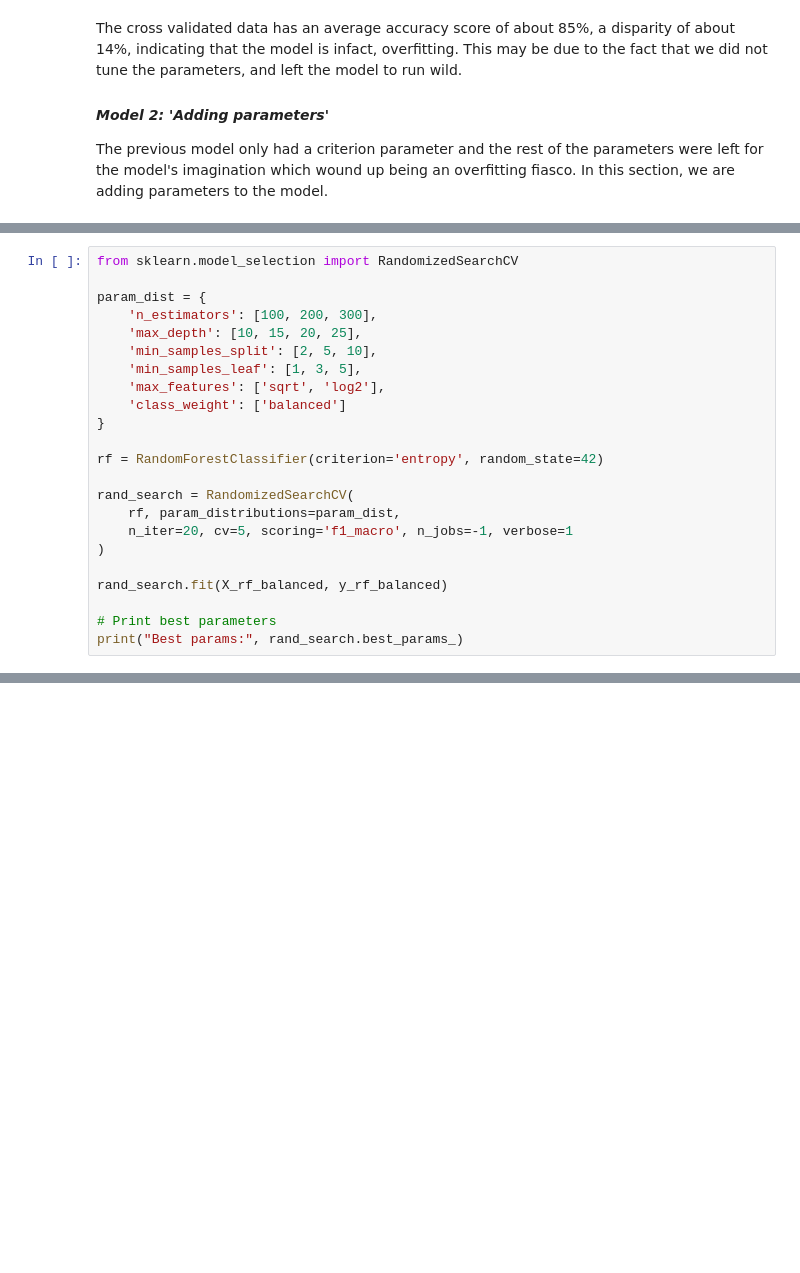
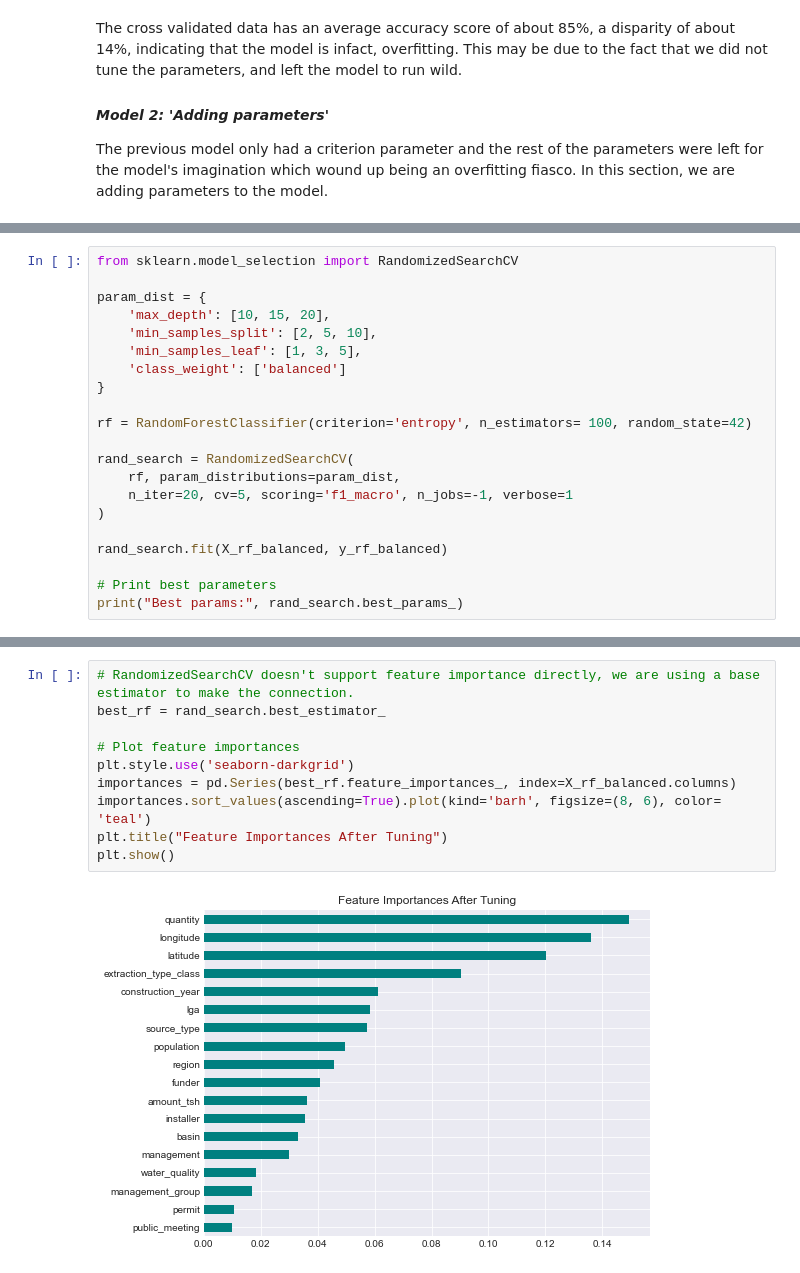
Before and after one commit to Assesa44/Tanzania-Wells-Functionality-Predictions, a Jupyter notebook: Notebooks/wells_analysis.ipynb, the cells around one changed output, grey strips where cells are left out. Cells and saved outputs as stored; diff of their text form; blank space fills up the shorter version.

Commit message:
fix: finding balance between overfitting and optimal performance

```diff
--- a/Notebooks/wells_analysis.ipynb
+++ b/Notebooks/wells_analysis.ipynb
@@ -2415,15 +2491,13 @@ Mean Accuracy: 0.8001064900546379
 from sklearn.model_selection import RandomizedSearchCV
 
 param_dist = {
-    'n_estimators': [100, 200, 300],
-    'max_depth': [10, 15, 20, 25],
+    'max_depth': [10, 15, 20],
     'min_samples_split': [2, 5, 10],
     'min_samples_leaf': [1, 3, 5],
-    'max_features': ['sqrt', 'log2'],
     'class_weight': ['balanced']
 }
 
-rf = RandomForestClassifier(criterion='entropy', random_state=42)
+rf = RandomForestClassifier(criterion='entropy', n_estimators= 100, random_state=42)
 
 rand_search = RandomizedSearchCV(
     rf, param_distributions=param_dist,
@@ -2439,0 +2615,12 @@ Fitting 5 folds for each of 20 candidates, totalling 100 fits
+# %%
+# RandomizedSearchCV doesn't support feature importance directly, we are using a base estimator to make the connection.
+best_rf = rand_search.best_estimator_
+
+# Plot feature importances
+plt.style.use('seaborn-darkgrid')
+importances = pd.Series(best_rf.feature_importances_, index=X_rf_balanced.columns)
+importances.sort_values(ascending=True).plot(kind='barh', figsize=(8, 6), color= 'teal')
+plt.title("Feature Importances After Tuning")
+plt.show()
+# %% [output]
+[figure, added]
```
Also changed, not shown: parts of 71 cells of this notebook.
